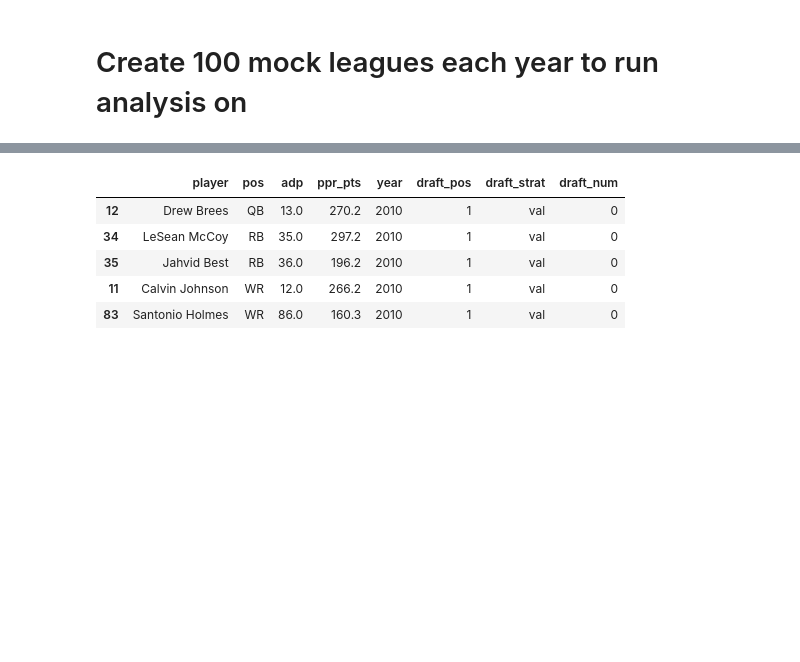
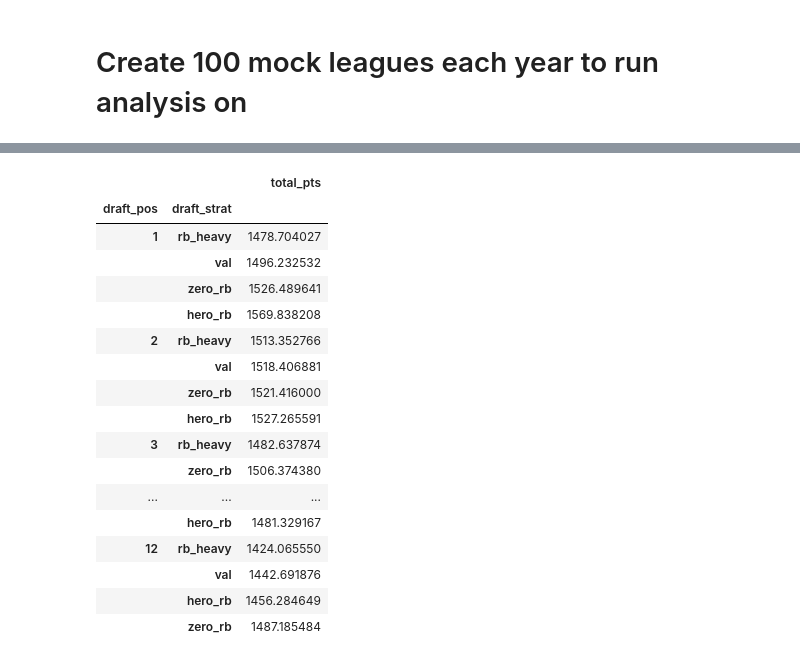
Before and after one commit to ffb-optimal-draft/ffb-draft-strategy, a Jupyter notebook: simulation.ipynb, the cells around one changed output, grey strips where cells are left out. Drawn from its saved outputs; the diff is of its cells as text; code cells hidden in the pictures; blank space fills up the shorter version.

```diff
--- a/simulation.ipynb
+++ b/simulation.ipynb
@@ -248,5 +249,31 @@ for t in owners_teams:
         all_teams.append(df)
 
 df = pd.concat(all_teams)
+# %%
+def top7(df):
+    '''
+    Takes in a team owner's team and returns their best starters for the season:
+    1 QB, 2 RB, 2 WR, 1 RB or WR, 1 TE for a total of 7 players
+    '''
+    top7 = []
+    top7.append(df[df.pos=='QB'].sort_values('ppr_pts',ascending=False).head(1))
+    top7.append(df[df.pos=='RB'].sort_values('ppr_pts',ascending=False).head(2))
+    df = df.drop(df[df.pos=='RB'].sort_values('ppr_pts',ascending=False).head(2).index)
+    top7.append(df[df.pos=='WR'].sort_values('ppr_pts',ascending=False).head(2))
+    df = df.drop(df[df.pos=='WR'].sort_values('ppr_pts',ascending=False).head(2).index)
+    top7.append(df[(df.pos=='RB')|(df.pos=='WR')].sort_values('ppr_pts',ascending=False).head(1))
+    top7.append(df[df.pos=='TE'].sort_values('ppr_pts',ascending=False).head(1))
+    df = pd.concat(top7)
+    df['total_pts'] = df.ppr_pts.sum()
+    return df
+# %%
+com = []
+for seas in range(2010,2023): # for 'year'
+    for num in range(0,100): #for 'draft_num'
+        for i in range(1,13): #for 'draft_pos'
+            temp = df[(df.year==seas)&(df.draft_num==num)&(df.draft_pos==i)]
+            com.append(top7(temp))
+top = pd.concat(com) #df of each team owners top 7 starters with 'total_pts' column
 # %%
-top = top7(df)
+top.to_csv('top7.csv')
+df.to_csv('sim100.csv')
@@ -315,9 +314,21 @@ Name: ppr_pts, Length: 4378, dtype: object
 # %%
-top.groupby('draft_pos').
+top.groupby(['draft_pos','draft_strat'])[['total_pts']].mean().sort_values(['draft_pos','total_pts'])
 # %% [output]
-|  | player | pos | adp | ppr_pts | year | draft_pos | draft_strat | draft_num |
-| 12 | Drew Brees | QB | 13.0 | 270.2 | 2010 | 1 | val | 0 |
-| 34 | LeSean McCoy | RB | 35.0 | 297.2 | 2010 | 1 | val | 0 |
-| 35 | Jahvid Best | RB | 36.0 | 196.2 | 2010 | 1 | val | 0 |
-| 11 | Calvin Johnson | WR | 12.0 | 266.2 | 2010 | 1 | val | 0 |
-| 83 | Santonio Holmes | WR | 86.0 | 160.3 | 2010 | 1 | val | 0 |
+|  |  | total_pts |
+| draft_pos | draft_strat |  |
+| 1 | rb_heavy | 1478.704027 |
+|  | val | 1496.232532 |
+|  | zero_rb | 1526.489641 |
+|  | hero_rb | 1569.838208 |
+| 2 | rb_heavy | 1513.352766 |
+|  | val | 1518.406881 |
+|  | zero_rb | 1521.416000 |
+|  | hero_rb | 1527.265591 |
+| 3 | rb_heavy | 1482.637874 |
+|  | zero_rb | 1506.374380 |
+| ... | ... | ... |
+|  | hero_rb | 1481.329167 |
+| 12 | rb_heavy | 1424.065550 |
+|  | val | 1442.691876 |
+|  | hero_rb | 1456.284649 |
+|  | zero_rb | 1487.185484 |
```
Also changed, not shown: parts of 15 cells of this notebook.
